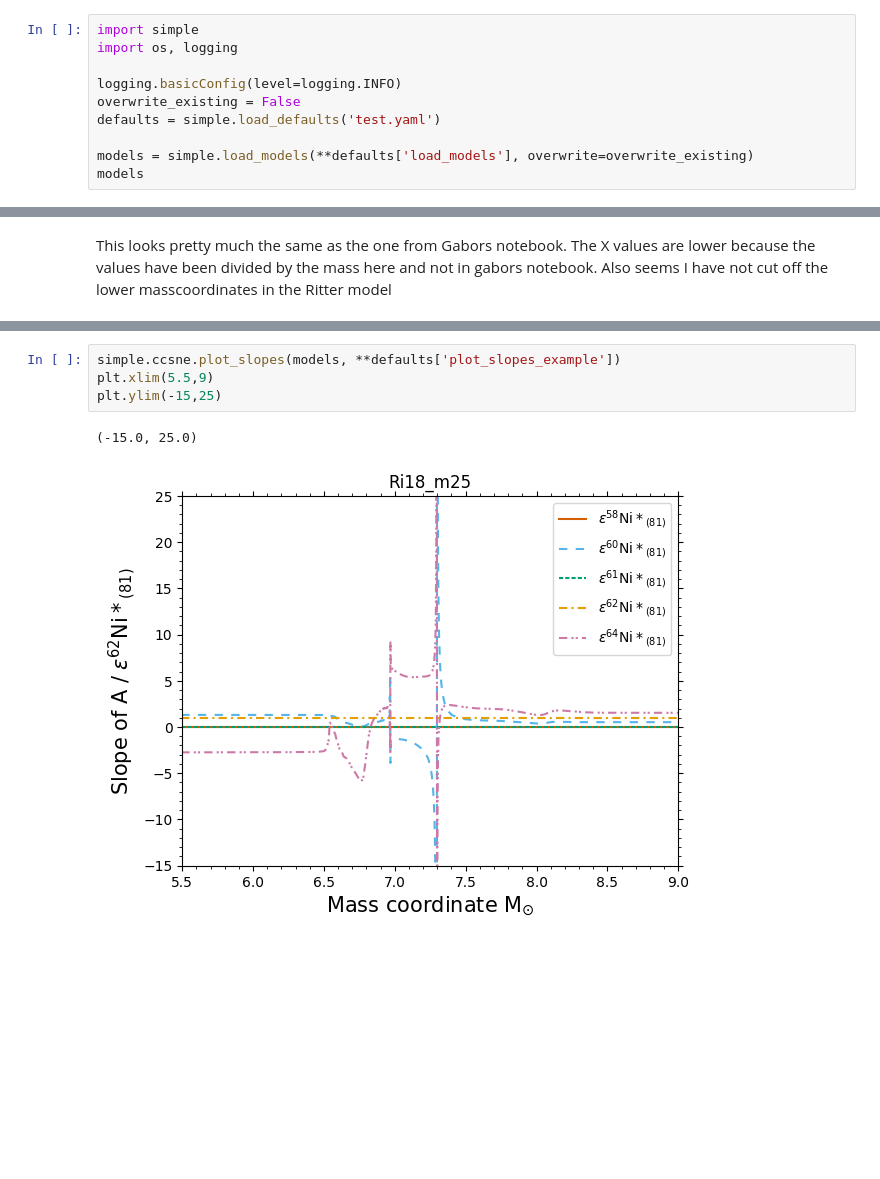
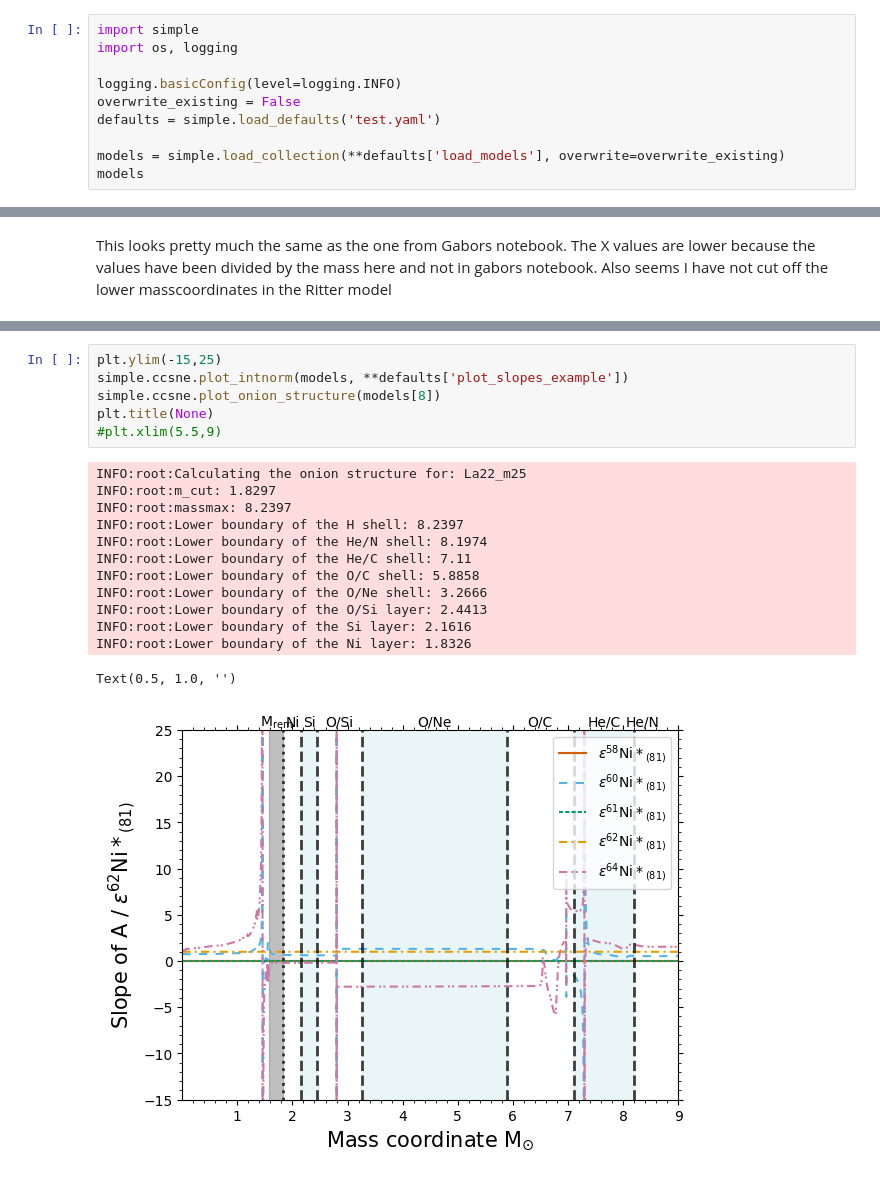
Before and after one commit to mattias-ek/SIMPLE, a Jupyter notebook: notebooks/simple_mattias_version.ipynb, the cells around one changed output, grey strips where cells are left out. Saved outputs shown, nothing was run; the diff lists cells and outputs as text; blank space fills up the shorter version.

```diff
--- a/notebooks/simple_mattias_version.ipynb
+++ b/notebooks/simple_mattias_version.ipynb
@@ -8,6 +8,6 @@ logging.basicConfig(level=logging.INFO)
 overwrite_existing = False
 defaults = simple.load_defaults('test.yaml')
 
-models = simple.load_models(**defaults['load_models'], overwrite=overwrite_existing)
+models = simple.load_collection(**defaults['load_models'], overwrite=overwrite_existing)
 models
 # %% [output]
@@ -158,10 +157,23 @@ plt.fill_between(x, 3.003-0.166, 3.003+0.166, color='lightblue', alpha=0.5)
 # %%
-simple.ccsne.plot_slopes(models, **defaults['plot_slopes_example'])
-plt.xlim(5.5,9)
 plt.ylim(-15,25)
+simple.ccsne.plot_intnorm(models, **defaults['plot_slopes_example'])
+simple.ccsne.plot_onion_structure(models[8])
+plt.title(None)
+#plt.xlim(5.5,9)
 # %% [output]
-(-15.0, 25.0)
+INFO:root:Calculating the onion structure for: La22_m25
+INFO:root:m_cut: 1.8297
+INFO:root:massmax: 8.2397
+INFO:root:Lower boundary of the H shell: 8.2397
+INFO:root:Lower boundary of the He/N shell: 8.1974
+INFO:root:Lower boundary of the He/C shell: 7.11
+INFO:root:Lower boundary of the O/C shell: 5.8858
+INFO:root:Lower boundary of the O/Ne shell: 3.2666
+INFO:root:Lower boundary of the O/Si layer: 2.4413
+INFO:root:Lower boundary of the Si layer: 2.1616
+INFO:root:Lower boundary of the Ni layer: 1.8326
+Text(0.5, 1.0, '')
-[figure, old version]
+[figure, new version]
 # %%
 simple.ccsne.plot_slopes(models, **defaults['plot_slopes_example'])
 plt.xlim(5.5,9)
```
Also changed, not shown: parts of 8 cells of this notebook, 30 other files.
